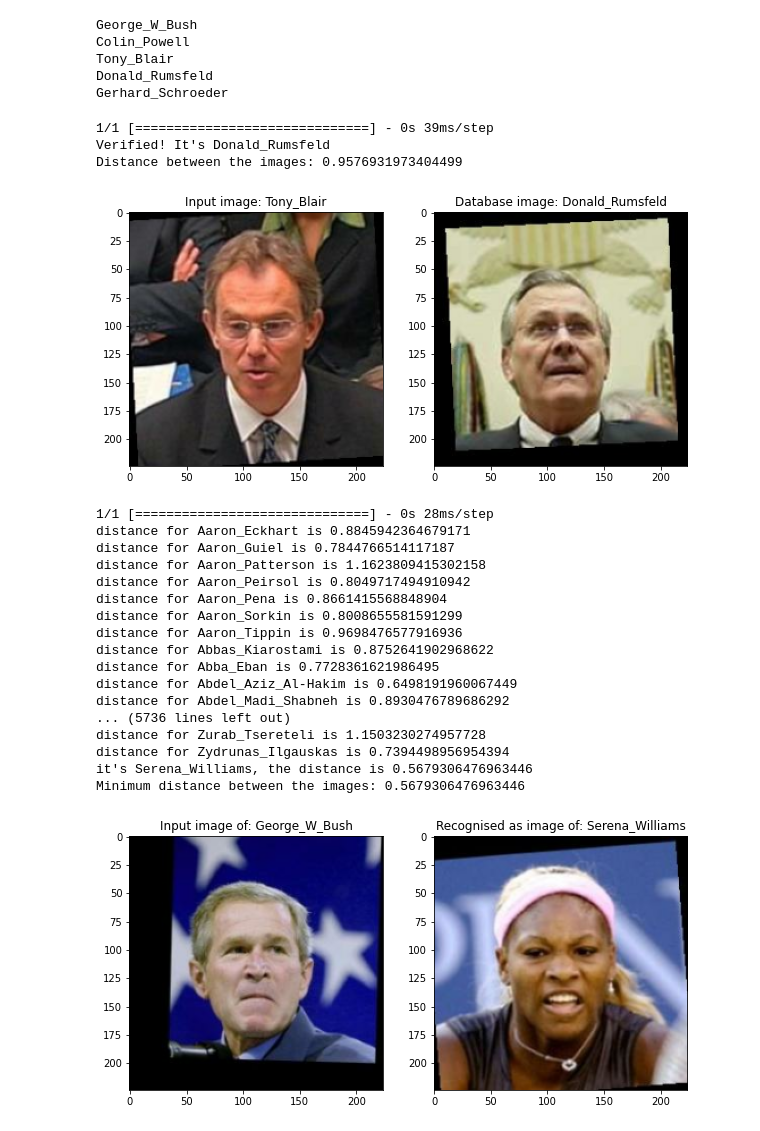
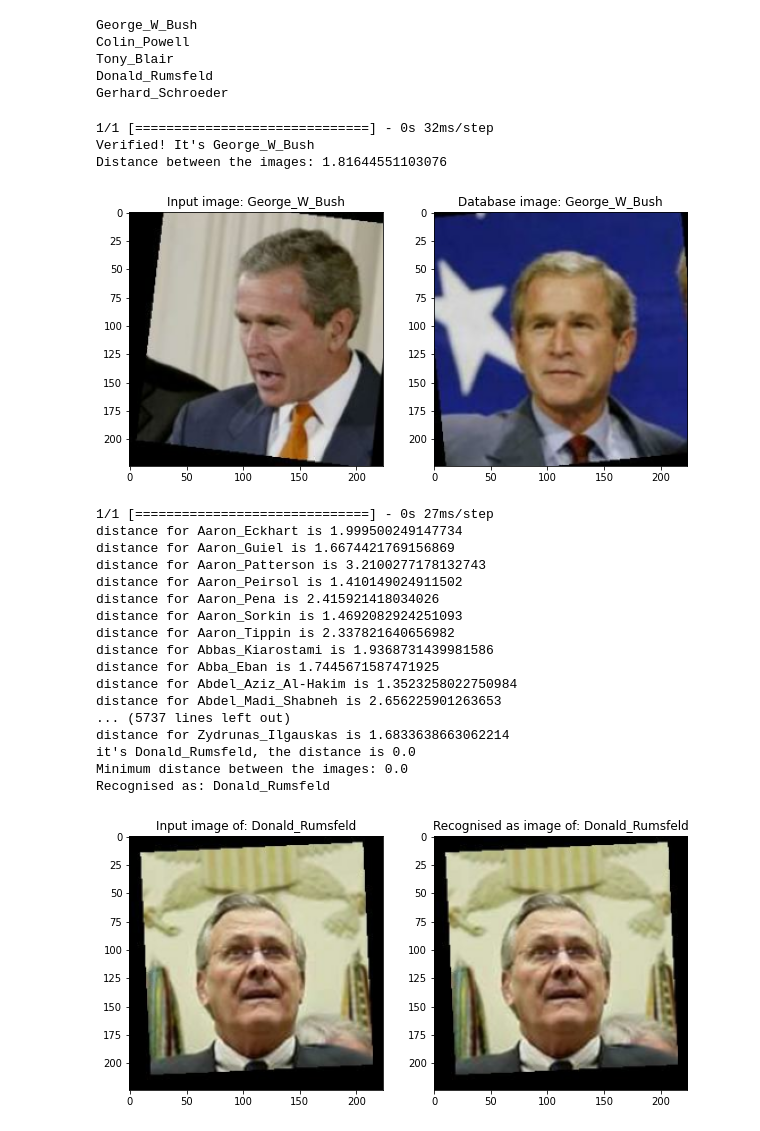
Before and after one commit to Shubham-Hazra/Siamese-Network-for-Face-Recognition, a Jupyter notebook: Siamese_network.ipynb, the cells around one changed output. Saved outputs shown, nothing was run; the diff lists cells and outputs as text; code cells hidden in the pictures.

```diff
--- a/Siamese_network.ipynb
+++ b/Siamese_network.ipynb
@@ -215,16 +214,16 @@ dataset = dataset.map(preprocess_triplets)
 training_data = dataset.take(round(image_count * 0.8))
 validation_data = dataset.skip(round(image_count * 0.8))
 
-training_data = training_data.batch(32, drop_remainder=False)
+training_data = training_data.batch(16, drop_remainder=False)
 training_data = training_data.prefetch(64)
 
-validation_data = validation_data.batch(32, drop_remainder=False)
+validation_data = validation_data.batch(16, drop_remainder=False)
 validation_data = validation_data.prefetch(64)
 # %%
 # Train the model
 import time
 start = time.time()
-epochs = 15
+epochs = 10
 model = SiameseModel(siamese_network)
 model.compile(optimizer=keras.optimizers.Adam(0.0001),weighted_metrics=[])
 model.built = True
@@ -335,10 +350,10 @@ for person in persons[0:5]:
 [figure]
 # %%
 # Function to verify the identity of a person
-def verify(image_path,identity,database,model):
+def verify(image_path,identity,database,model,thresh=1):
     encoding = image_to_embedding(image_path,model)
     dist = np.linalg.norm(encoding-np.array(database[identity]))
-    if dist<1:
+    if dist<thresh:
         print("Verified! It's " + str(identity))
     else:
         print("Not verified! It's not " + str(identity))
@@ -369,29 +384,30 @@ Donald_Rumsfeld
 Gerhard_Schroeder
 # %%
 # Verify the identity of a person
-target = "Tony_Blair"
-identity = "Donald_Rumsfeld"
+target = "George_W_Bush"
+identity = "George_W_Bush"
 num = randint(1, 5)
 image_path = f"{folder_path}\\{target}\\{target}_000{num}.jpg"
-dist = verify(image_path,identity, database,  embedding)
+dist = verify(image_path,identity, database,  embedding,3)
 print(f"Distance between the images: {dist}")
 fig, ax = plt.subplots(1, 2, figsize=(10, 5))
 ax[0].imshow(preprocess_image(image_path))
 ax[0].set_title("Input image: " + target)
 ax[1].imshow(preprocess_image(f"{folder_path}\\{identity}\\{identity}_0001.jpg"))
 ax[1].set_title("Database image: " + identity)
 plt.show()
 # %% [output]
-1/1 [==============================] - 0s 39ms/step
-Verified! It's Donald_Rumsfeld
-Distance between the images: 0.9576931973404499
+1/1 [==============================] - 0s 32ms/step
+Verified! It's George_W_Bush
+Distance between the images: 1.81644551103076
-[figure, old version]
+[figure, new version]
 # %%
-target = "George_W_Bush"
+target = "Donald_Rumsfeld"
 num = randint(1,5)
 image_path = f"{folder_path}\\{target}\\{target}_000{num}.jpg"
-min_dist, identity = recognise(image_path, database, embedding)
+min_dist, identity = recognise(image_path, database, embedding,1)
 print(f"Minimum distance between the images: {min_dist}")
+print(f"Recognised as: {identity}")
 if min_dist < 0.7:
     fig, ax = plt.subplots(1, 2, figsize=(10, 5))
     ax[0].imshow(preprocess_image(image_path))
@@ -400,21 +416,21 @@ if min_dist < 0.7:
     ax[1].set_title("Recognised as image of: " + identity)
     plt.show()
 # %% [output]
-1/1 [==============================] - 0s 28ms/step
-distance for Aaron_Eckhart is 0.8845942364679171
-distance for Aaron_Guiel is 0.7844766514117187
-distance for Aaron_Patterson is 1.1623809415302158
-distance for Aaron_Peirsol is 0.8049717494910942
-distance for Aaron_Pena is 0.8661415568848904
-distance for Aaron_Sorkin is 0.8008655581591299
-distance for Aaron_Tippin is 0.9698476577916936
-distance for Abbas_Kiarostami is 0.8752641902968622
-distance for Abba_Eban is 0.7728361621986495
-distance for Abdel_Aziz_Al-Hakim is 0.6498191960067449
-distance for Abdel_Madi_Shabneh is 0.8930476789686292
-... (5736 lines left out)
-distance for Zurab_Tsereteli is 1.1503230274957728
-distance for Zydrunas_Ilgauskas is 0.7394498956954394
-it's Serena_Williams, the distance is 0.5679306476963446
-Minimum distance between the images: 0.5679306476963446
+1/1 [==============================] - 0s 27ms/step
+distance for Aaron_Eckhart is 1.999500249147734
+distance for Aaron_Guiel is 1.6674421769156869
+distance for Aaron_Patterson is 3.2100277178132743
+distance for Aaron_Peirsol is 1.410149024911502
+distance for Aaron_Pena is 2.415921418034026
+distance for Aaron_Sorkin is 1.4692082924251093
+distance for Aaron_Tippin is 2.337821640656982
+distance for Abbas_Kiarostami is 1.9368731439981586
+distance for Abba_Eban is 1.7445671587471925
+distance for Abdel_Aziz_Al-Hakim is 1.3523258022750984
+distance for Abdel_Madi_Shabneh is 2.656225901263653
+... (5737 lines left out)
+distance for Zydrunas_Ilgauskas is 1.6833638663062214
+it's Donald_Rumsfeld, the distance is 0.0
+Minimum distance between the images: 0.0
+Recognised as: Donald_Rumsfeld
-[figure, old version]
+[figure, new version]
```
Also changed, not shown: parts of 8 cells of this notebook, 1 other file.
